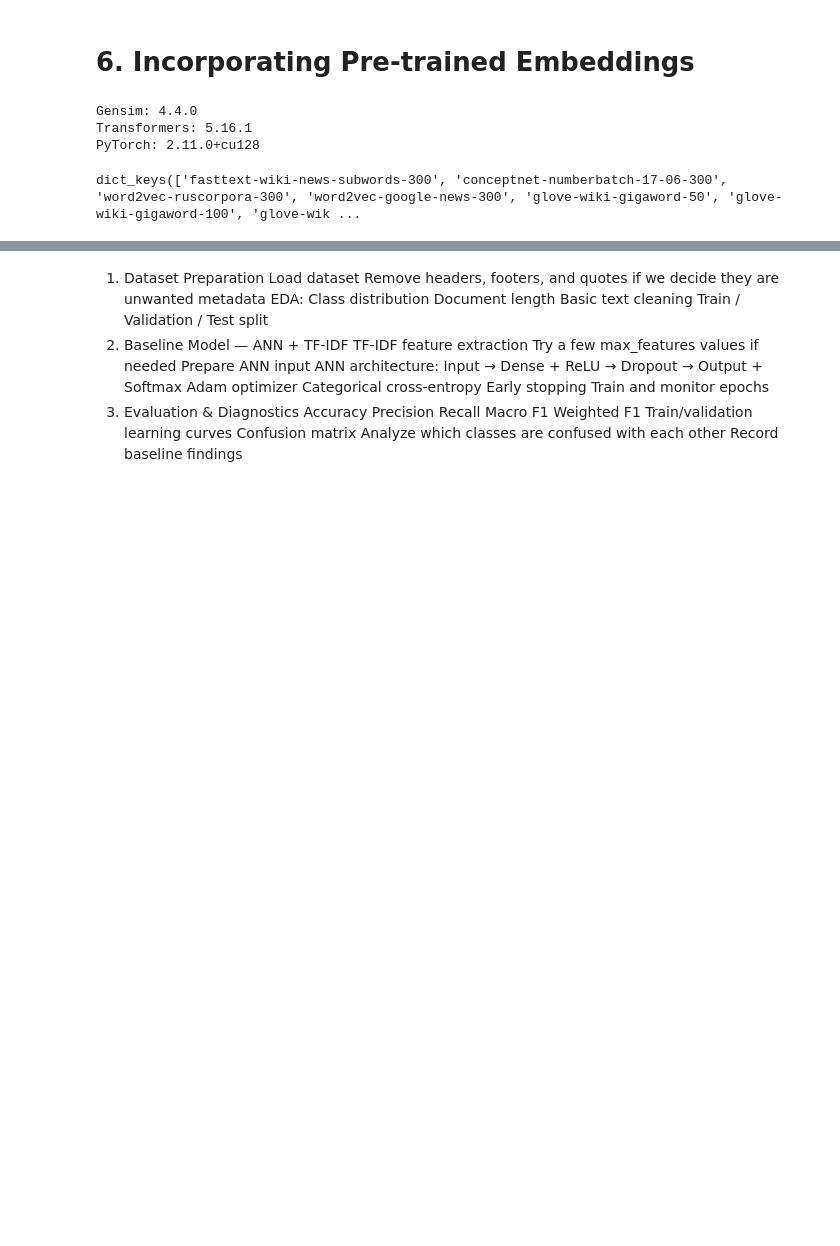
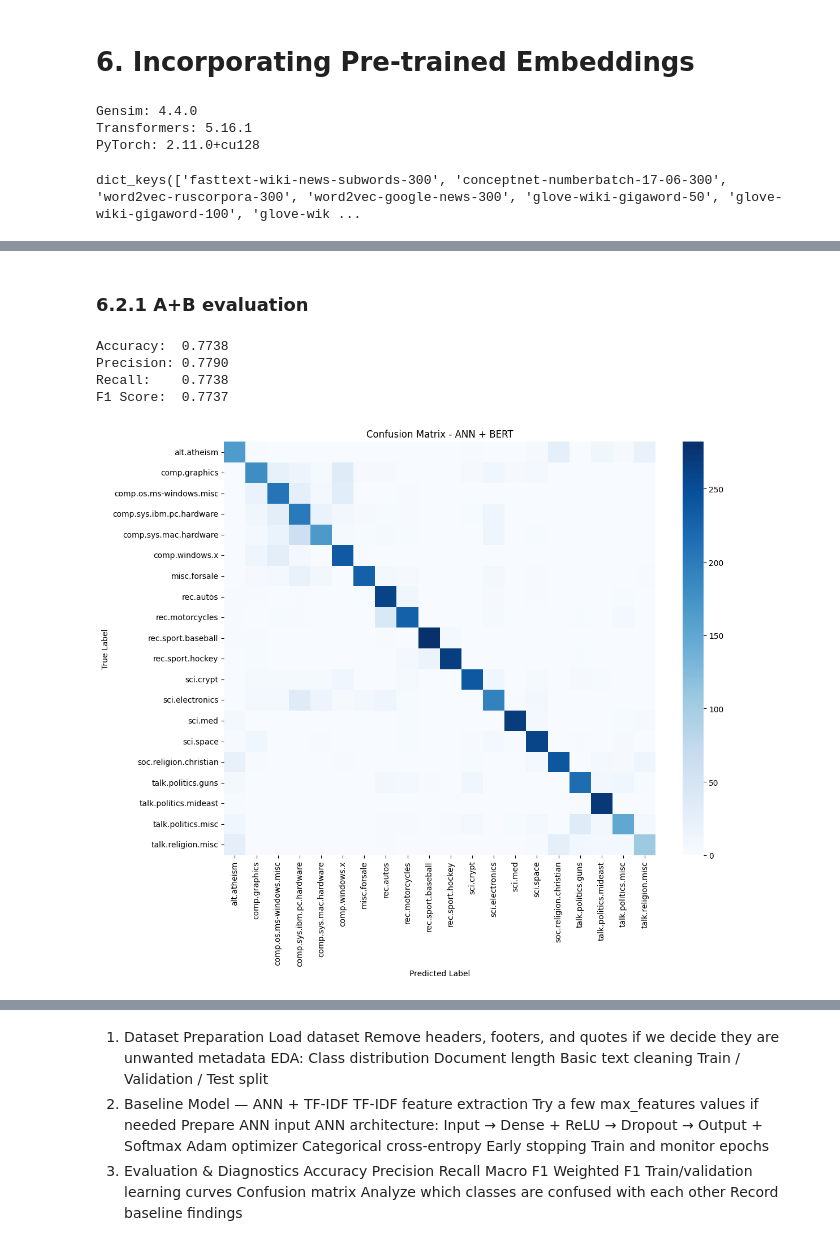
Before and after one commit to fatimahirshad/Sprint-03, a Jupyter notebook: nlp-assignment-2.ipynb, the cells around one changed output, grey strips where cells are left out. Cells and saved outputs as stored; diff of their text form; code cells hidden in the pictures; blank space fills up the shorter version.

Commit message:
RNN, Encorporating Pre-trained Embeddings, Finetuned BERT

```diff
--- a/nlp-assignment-2.ipynb
+++ b/nlp-assignment-2.ipynb
@@ -1367,0 +1506,5 @@ print("Embedding dimension:", fasttext_model.vector_size)
+# %%
+# Number of output classes
+num_classes = len(label_encoder.classes_)
+
+print("Number of classes:", num_classes)
@@ -1367,0 +1561,44 @@ print("Embedding dimension:", fasttext_model.vector_size)
+# %% [markdown]
+### 6.2.1 A+B evaluation
+# %%
+# Evaluate ANN + BERT
+
+y_pred_probs = ann_bert.predict(
+    bert_test_features,
+    verbose=0
+)
+
+y_pred = np.argmax(y_pred_probs, axis=1)
+
+accuracy = accuracy_score(y_test_encoded, y_pred)
+precision = precision_score(y_test_encoded, y_pred, average="weighted")
+recall = recall_score(y_test_encoded, y_pred, average="weighted")
+f1 = f1_score(y_test_encoded, y_pred, average="weighted")
+
+print(f"Accuracy:  {accuracy:.4f}")
+print(f"Precision: {precision:.4f}")
+print(f"Recall:    {recall:.4f}")
+print(f"F1 Score:  {f1:.4f}")
+
+cm_ann_bert = confusion_matrix(y_test_encoded, y_pred)
+
+plt.figure(figsize=(12, 10))
+sns.heatmap(
+    cm_ann_bert,
+    annot=False,
+    cmap="Blues",
+    xticklabels=label_encoder.classes_,
+    yticklabels=label_encoder.classes_
+)
+
+plt.xlabel("Predicted Label")
+plt.ylabel("True Label")
+plt.title("Confusion Matrix - ANN + BERT")
+plt.tight_layout()
+plt.show()
+# %% [output]
+Accuracy:  0.7738
+Precision: 0.7790
+Recall:    0.7738
+F1 Score:  0.7737
+[figure, added]
```
Also changed, not shown: parts of 88 cells of this notebook.
